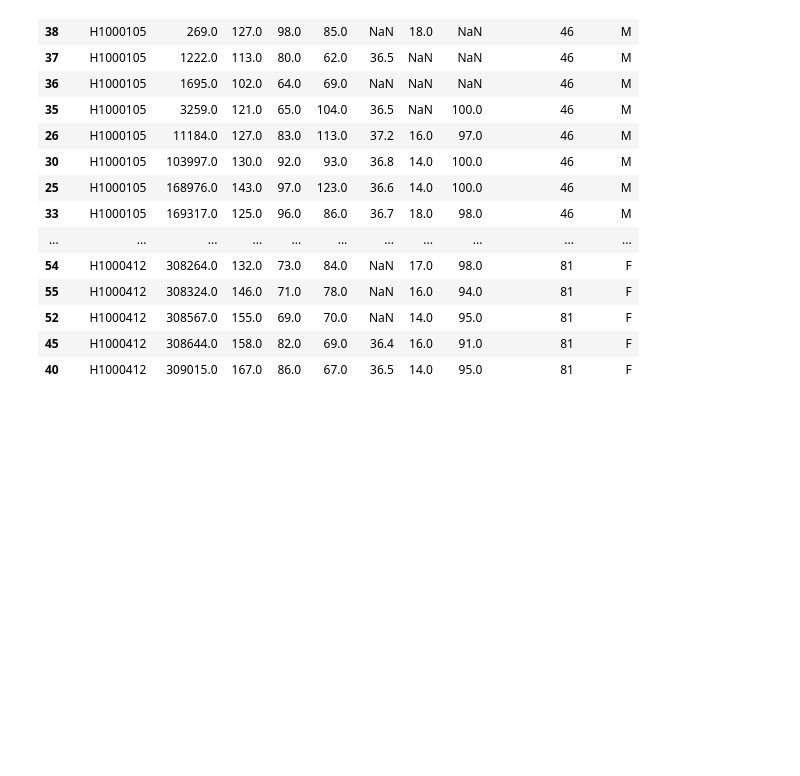
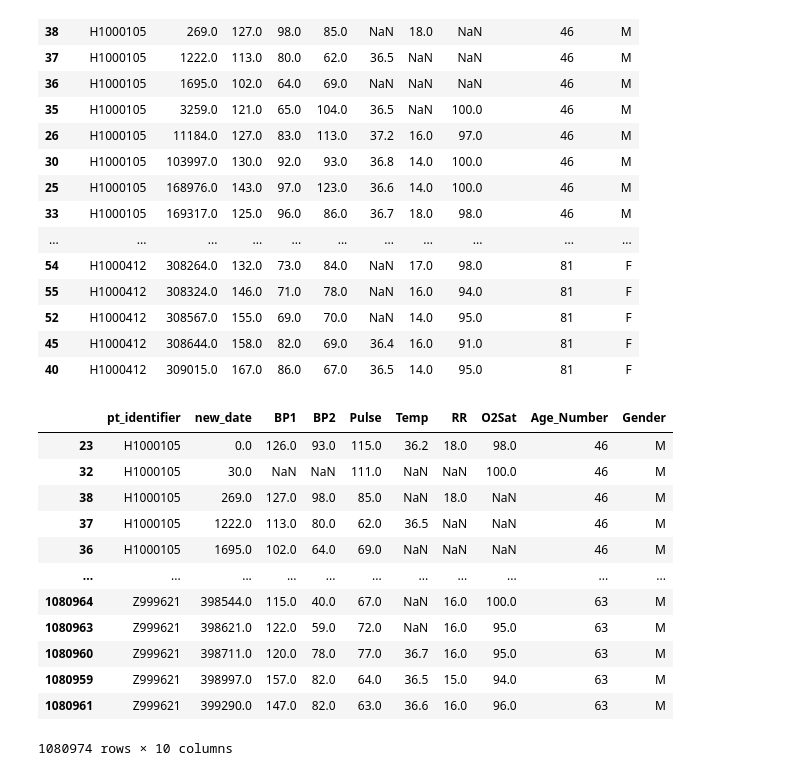
Before and after one commit to Adam2611/House.ai-Data-Analysis, a Jupyter notebook: sepsis_project/DataFormattingScript/8_sort_by_patient_then_time2.ipynb, the cells around one changed output. Drawn from its saved outputs; the diff is of its cells as text; code cells hidden in the pictures; blank space fills up the shorter version.

```diff
--- a/sepsis_project/DataFormattingScript/8_sort_by_patient_then_time2.ipynb
+++ b/sepsis_project/DataFormattingScript/8_sort_by_patient_then_time2.ipynb
@@ -56,3 +56,19 @@ df2.head(50)
 | 40 | H1000412 | 309015.0 | 167.0 | 86.0 | 67.0 | 36.5 | 14.0 | 95.0 | 81 | F |
 # %%
 df2.to_csv('../FormattedData/33.csv')#vitals_info_lactate_WBC_normalized_time_sorted_pt_and_time_stage3
+# %%
+df2
+# %% [output]
+|  | pt_identifier | new_date | BP1 | BP2 | Pulse | Temp | RR | O2Sat | Age_Number | Gender |
+| 23 | H1000105 | 0.0 | 126.0 | 93.0 | 115.0 | 36.2 | 18.0 | 98.0 | 46 | M |
+| 32 | H1000105 | 30.0 | NaN | NaN | 111.0 | NaN | NaN | 100.0 | 46 | M |
+| 38 | H1000105 | 269.0 | 127.0 | 98.0 | 85.0 | NaN | 18.0 | NaN | 46 | M |
+| 37 | H1000105 | 1222.0 | 113.0 | 80.0 | 62.0 | 36.5 | NaN | NaN | 46 | M |
+| 36 | H1000105 | 1695.0 | 102.0 | 64.0 | 69.0 | NaN | NaN | NaN | 46 | M |
+| ... | ... | ... | ... | ... | ... | ... | ... | ... | ... | ... |
+| 1080964 | Z999621 | 398544.0 | 115.0 | 40.0 | 67.0 | NaN | 16.0 | 100.0 | 63 | M |
+| 1080963 | Z999621 | 398621.0 | 122.0 | 59.0 | 72.0 | NaN | 16.0 | 95.0 | 63 | M |
+| 1080960 | Z999621 | 398711.0 | 120.0 | 78.0 | 77.0 | 36.7 | 16.0 | 95.0 | 63 | M |
+| 1080959 | Z999621 | 398997.0 | 157.0 | 82.0 | 64.0 | 36.5 | 15.0 | 94.0 | 63 | M |
+| 1080961 | Z999621 | 399290.0 | 147.0 | 82.0 | 63.0 | 36.6 | 16.0 | 96.0 | 63 | M |
+1080974 rows × 10 columns
```
